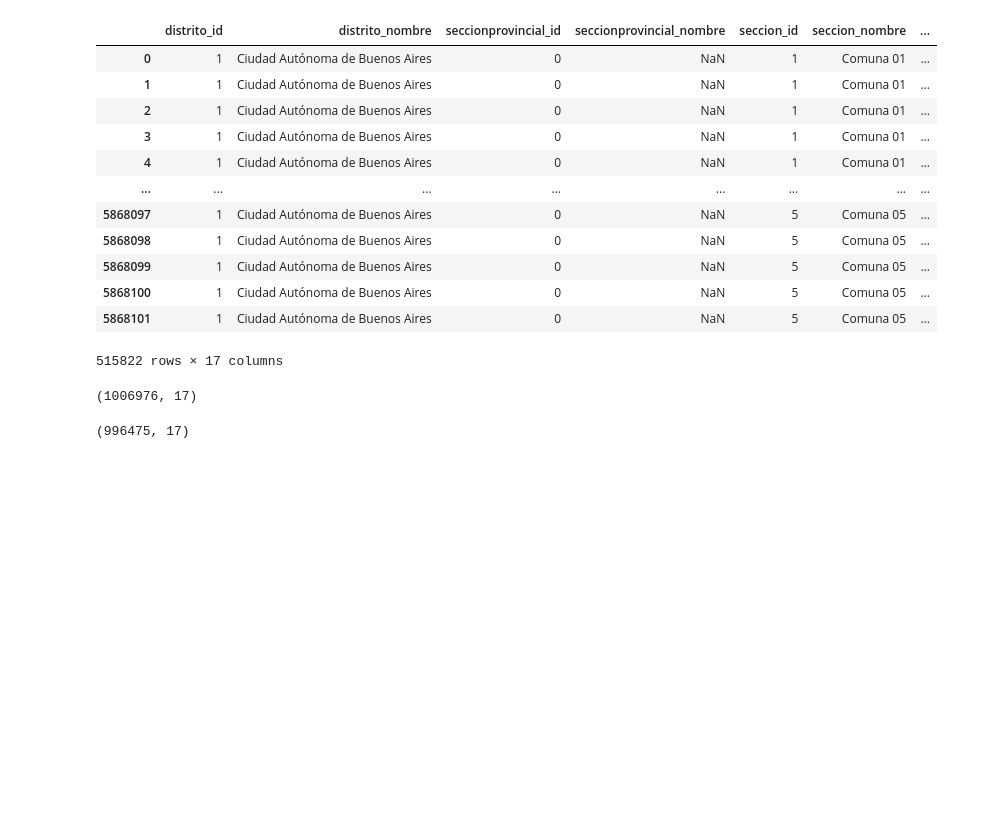
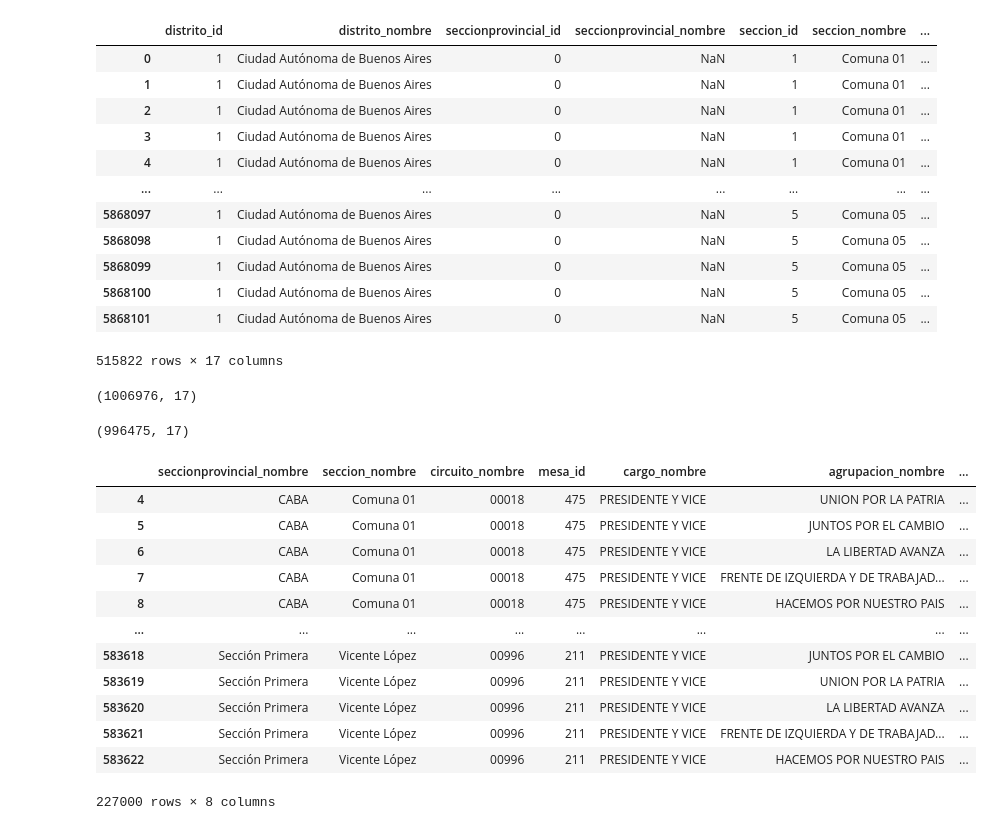
Before and after one commit to diegomartinmendez/Data_Science, a Jupyter notebook: split_clean_data_for_powerbi.ipynb, the cells around one changed output. Drawn from its saved outputs; the diff is of its cells as text; code cells hidden in the pictures; blank space fills up the shorter version.

```diff
--- a/split_clean_data_for_powerbi.ipynb
+++ b/split_clean_data_for_powerbi.ipynb
@@ -243,0 +261,18 @@ data_amba_8.to_csv('data_amba_8.csv')
+# %%
+data_amba_mesa = data_amba[data_amba['votos_tipo'] == "POSITIVO" ]
+data_amba_mesa = data_amba_mesa[data_amba_mesa['cargo_nombre'] == "PRESIDENTE Y VICE" ].fillna('CABA')
+data_amba_mesa
+# %% [output]
+|  | seccionprovincial_nombre | seccion_nombre | circuito_nombre | mesa_id | cargo_nombre | agrupacion_nombre | ... |
+| 4 | CABA | Comuna 01 | 00018 | 475 | PRESIDENTE Y VICE | UNION POR LA PATRIA | ... |
+| 5 | CABA | Comuna 01 | 00018 | 475 | PRESIDENTE Y VICE | JUNTOS POR EL CAMBIO | ... |
+| 6 | CABA | Comuna 01 | 00018 | 475 | PRESIDENTE Y VICE | LA LIBERTAD AVANZA | ... |
+| 7 | CABA | Comuna 01 | 00018 | 475 | PRESIDENTE Y VICE | FRENTE DE IZQUIERDA Y DE TRABAJAD... | ... |
+| 8 | CABA | Comuna 01 | 00018 | 475 | PRESIDENTE Y VICE | HACEMOS POR NUESTRO PAIS | ... |
+| ... | ... | ... | ... | ... | ... | ... | ... |
+| 583618 | Sección Primera | Vicente López | 00996 | 211 | PRESIDENTE Y VICE | JUNTOS POR EL CAMBIO | ... |
+| 583619 | Sección Primera | Vicente López | 00996 | 211 | PRESIDENTE Y VICE | UNION POR LA PATRIA | ... |
+| 583620 | Sección Primera | Vicente López | 00996 | 211 | PRESIDENTE Y VICE | LA LIBERTAD AVANZA | ... |
+| 583621 | Sección Primera | Vicente López | 00996 | 211 | PRESIDENTE Y VICE | FRENTE DE IZQUIERDA Y DE TRABAJAD... | ... |
+| 583622 | Sección Primera | Vicente López | 00996 | 211 | PRESIDENTE Y VICE | HACEMOS POR NUESTRO PAIS | ... |
+227000 rows × 8 columns
```
Also changed, not shown: parts of 15 cells of this notebook.
